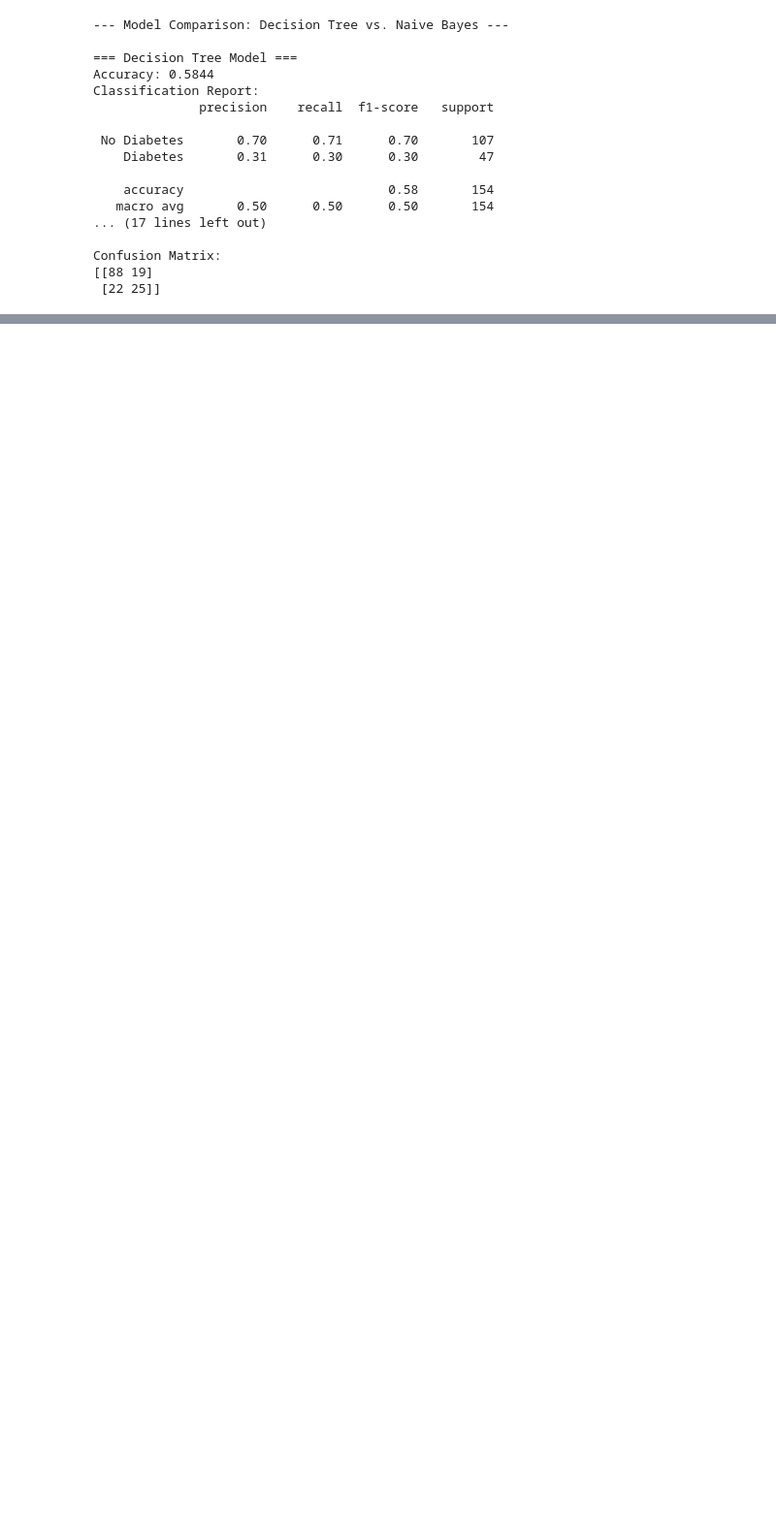
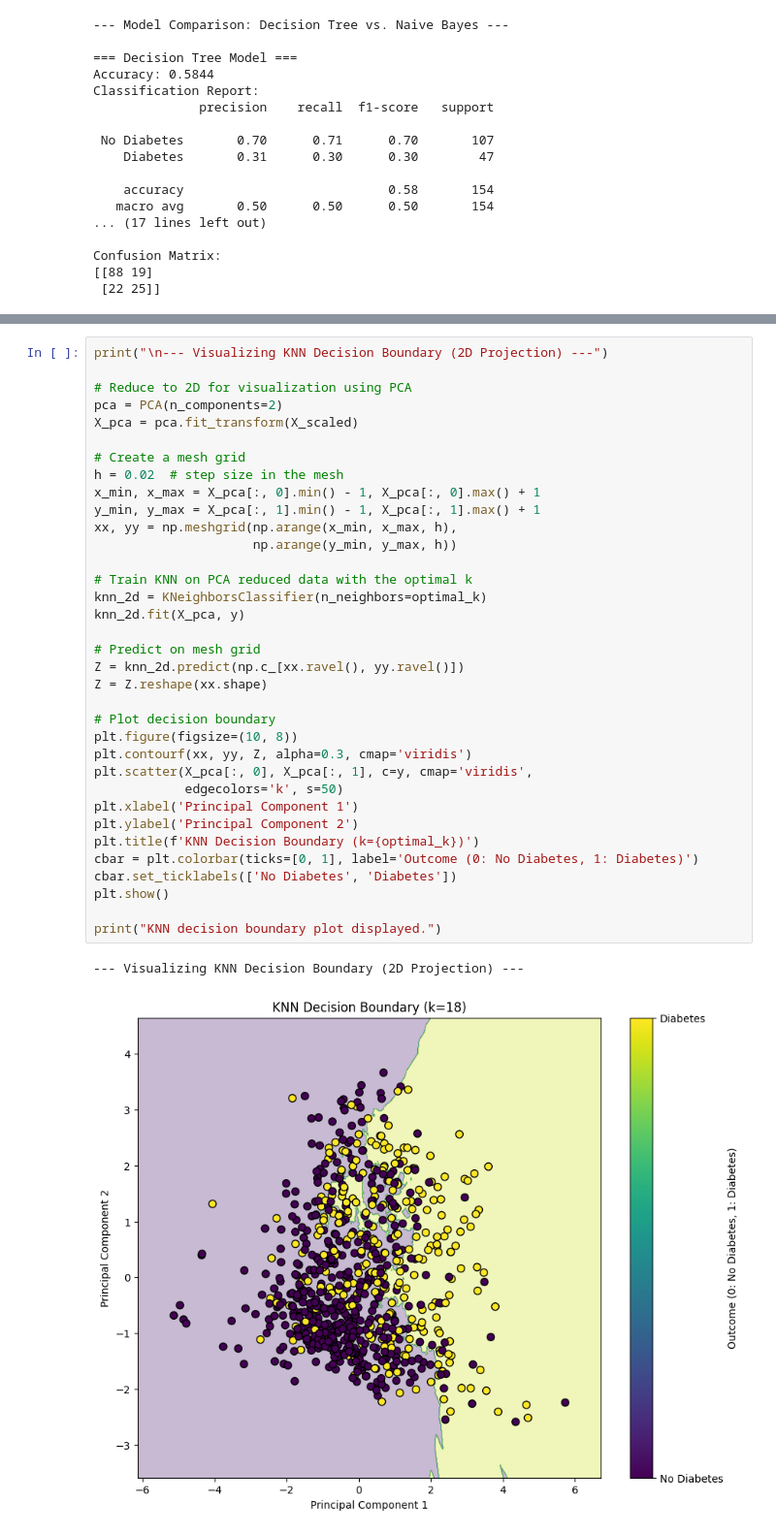
Before and after one commit to garvjain7/Chatbot, a Jupyter notebook: complete_college_ml_lab.ipynb, the cells around one changed output, grey strips where cells are left out. Shown at 97% size. Drawn from its saved outputs; the diff is of its cells as text; blank space fills up the shorter version.

```diff
--- a/complete_college_ml_lab.ipynb
+++ b/complete_college_ml_lab.ipynb
@@ -897,0 +1194,38 @@ Confusion Matrix:
+# %%
+print("\n--- Visualizing KNN Decision Boundary (2D Projection) ---")
+
+# Reduce to 2D for visualization using PCA
+pca = PCA(n_components=2)
+X_pca = pca.fit_transform(X_scaled)
+
+# Create a mesh grid
+h = 0.02  # step size in the mesh
+x_min, x_max = X_pca[:, 0].min() - 1, X_pca[:, 0].max() + 1
+y_min, y_max = X_pca[:, 1].min() - 1, X_pca[:, 1].max() + 1
+xx, yy = np.meshgrid(np.arange(x_min, x_max, h),
+                     np.arange(y_min, y_max, h))
+
+# Train KNN on PCA reduced data with the optimal k
+knn_2d = KNeighborsClassifier(n_neighbors=optimal_k)
+knn_2d.fit(X_pca, y)
+
+# Predict on mesh grid
+Z = knn_2d.predict(np.c_[xx.ravel(), yy.ravel()])
+Z = Z.reshape(xx.shape)
+
+# Plot decision boundary
+plt.figure(figsize=(10, 8))
+plt.contourf(xx, yy, Z, alpha=0.3, cmap='viridis')
+plt.scatter(X_pca[:, 0], X_pca[:, 1], c=y, cmap='viridis',
+            edgecolors='k', s=50)
+plt.xlabel('Principal Component 1')
+plt.ylabel('Principal Component 2')
+plt.title(f'KNN Decision Boundary (k={optimal_k})')
+cbar = plt.colorbar(ticks=[0, 1], label='Outcome (0: No Diabetes, 1: Diabetes)')
+cbar.set_ticklabels(['No Diabetes', 'Diabetes'])
+plt.show()
+
+print("KNN decision boundary plot displayed.")
+# %% [output]
+--- Visualizing KNN Decision Boundary (2D Projection) ---
+[figure, added]
```
Also changed, not shown: parts of 21 cells of this notebook.
